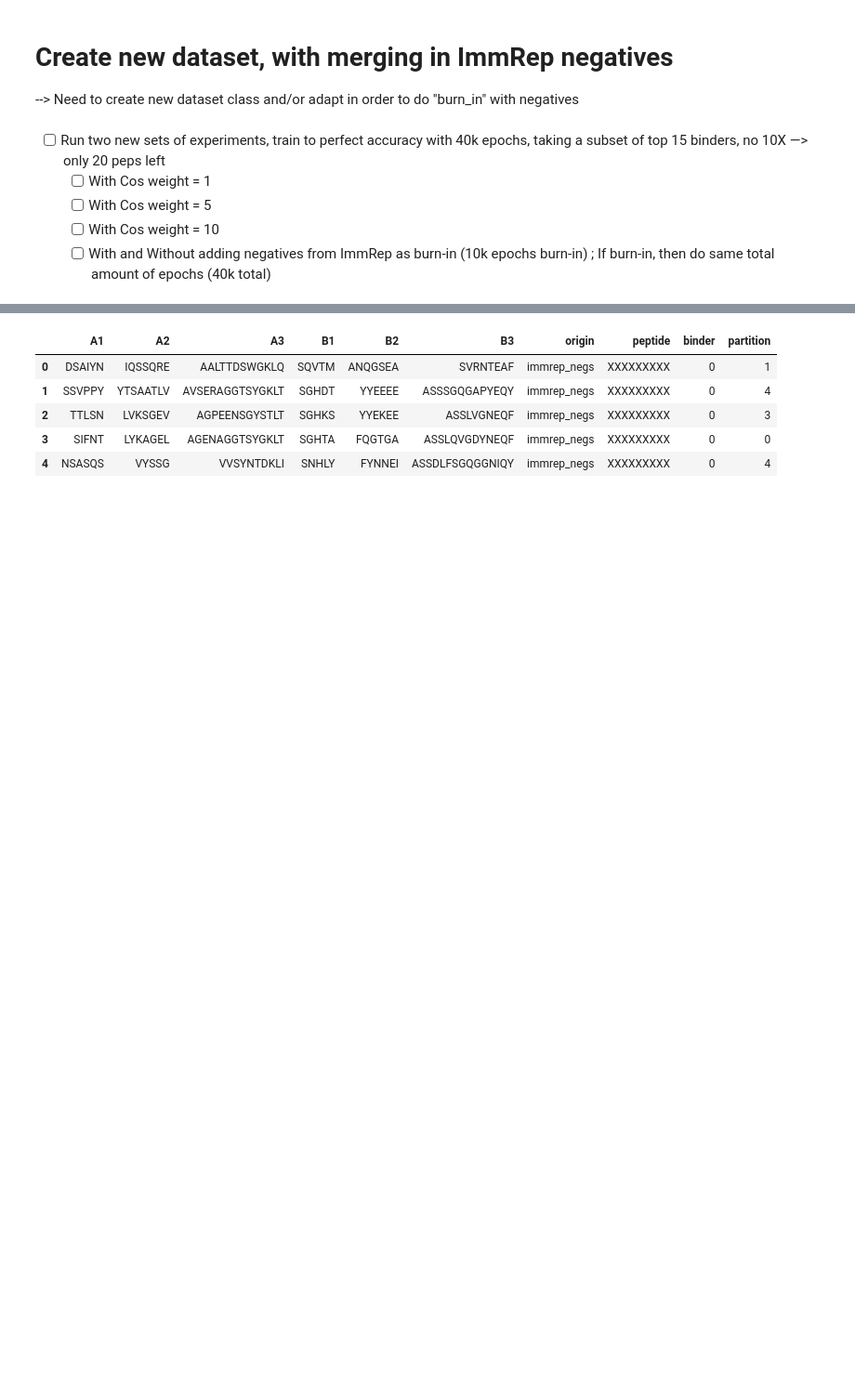
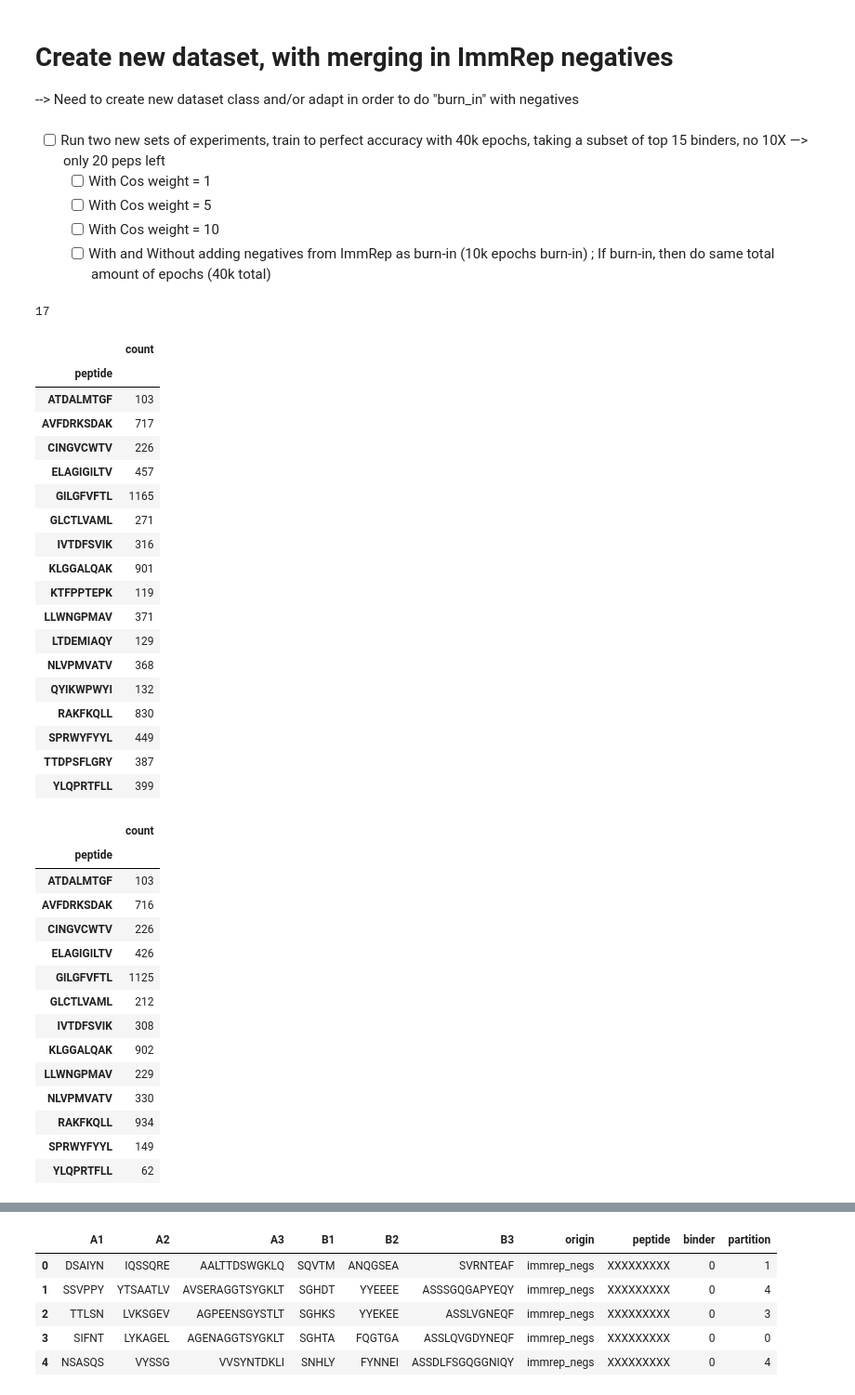
Before and after one commit to richieYT-wan/tclustr, a Jupyter notebook: notebooks/240416_PrepNewDatasetBurnIn.ipynb, the cells around one changed output, grey strips where cells are left out. Shown at 93% size. Cells and saved outputs as stored; diff of their text form; code cells hidden in the pictures; blank space fills up the shorter version.

```diff
--- a/notebooks/240416_PrepNewDatasetBurnIn.ipynb
+++ b/notebooks/240416_PrepNewDatasetBurnIn.ipynb
@@ -106,3 +106,49 @@ new_df = pd.read_csv('../data/multimodal/240311_nettcr_pairedAB_expanded_noswap.
 new_refilt_no10x = pd.read_csv('../data/filtered/240410_NetTCR_expanded_min20binders_NO_10x.csv')
 new_refilt_w10x = pd.read_csv('../data/filtered/240410_NetTCR_expanded_min20binders_with_10x.csv')
 negs = pd.read_csv('../data/multimodal/240311_immrepnegs_tcrs.csv').rename(columns={'db':'origin'}).assign(binder=0)
+# %%
+# doing 20 counts gives me 17 peptides
+count_20 = np.unique([x[0] for x in new_df.groupby(['peptide','partition']).agg(count=('B3','count')).query('count>=20').index])
+len(count_20)
+# %% [output]
+17
+# %%
+new_df_count20 = new_df.query('peptide in @count_20')
+display(new_df_count20.groupby('peptide').agg(count=('B3','count')))
+old_df_count20 = old_df.query('peptide in @count_20')
+display(old_df_count20.groupby('peptide').agg(count=('B3','count')))
+# %% [output]
+|  | count |
+| peptide |  |
+| ATDALMTGF | 103 |
+| AVFDRKSDAK | 717 |
+| CINGVCWTV | 226 |
+| ELAGIGILTV | 457 |
+| GILGFVFTL | 1165 |
+| GLCTLVAML | 271 |
+| IVTDFSVIK | 316 |
+| KLGGALQAK | 901 |
+| KTFPPTEPK | 119 |
+| LLWNGPMAV | 371 |
+| LTDEMIAQY | 129 |
+| NLVPMVATV | 368 |
+| QYIKWPWYI | 132 |
+| RAKFKQLL | 830 |
+| SPRWYFYYL | 449 |
+| TTDPSFLGRY | 387 |
+| YLQPRTFLL | 399 |
+|  | count |
+| peptide |  |
+| ATDALMTGF | 103 |
+| AVFDRKSDAK | 716 |
+| CINGVCWTV | 226 |
+| ELAGIGILTV | 426 |
+| GILGFVFTL | 1125 |
+| GLCTLVAML | 212 |
+| IVTDFSVIK | 308 |
+| KLGGALQAK | 902 |
+| LLWNGPMAV | 229 |
+| NLVPMVATV | 330 |
+| RAKFKQLL | 934 |
+| SPRWYFYYL | 149 |
+| YLQPRTFLL | 62 |
```
Also changed, not shown: parts of 6 cells of this notebook, 6 other files.
